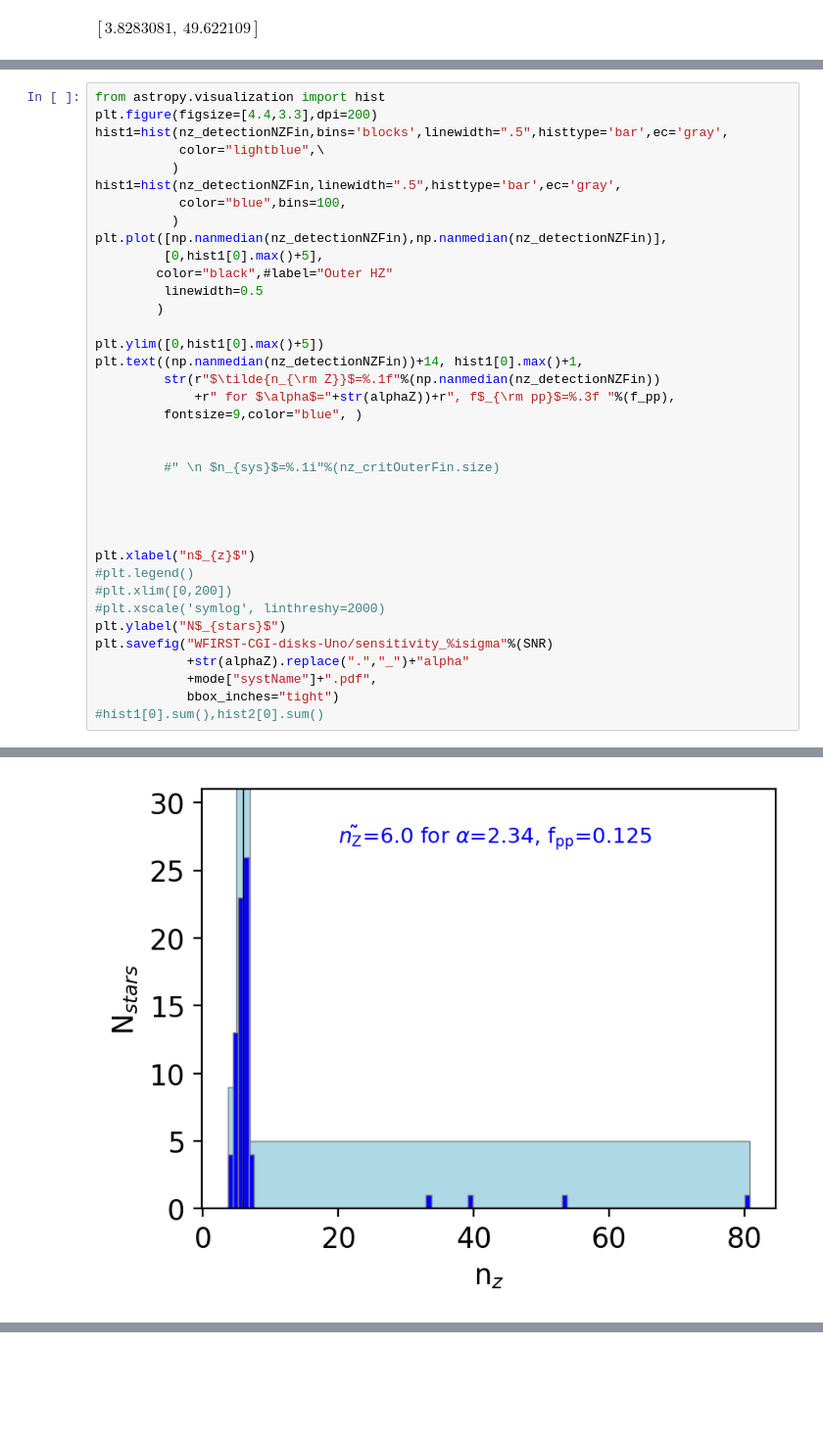
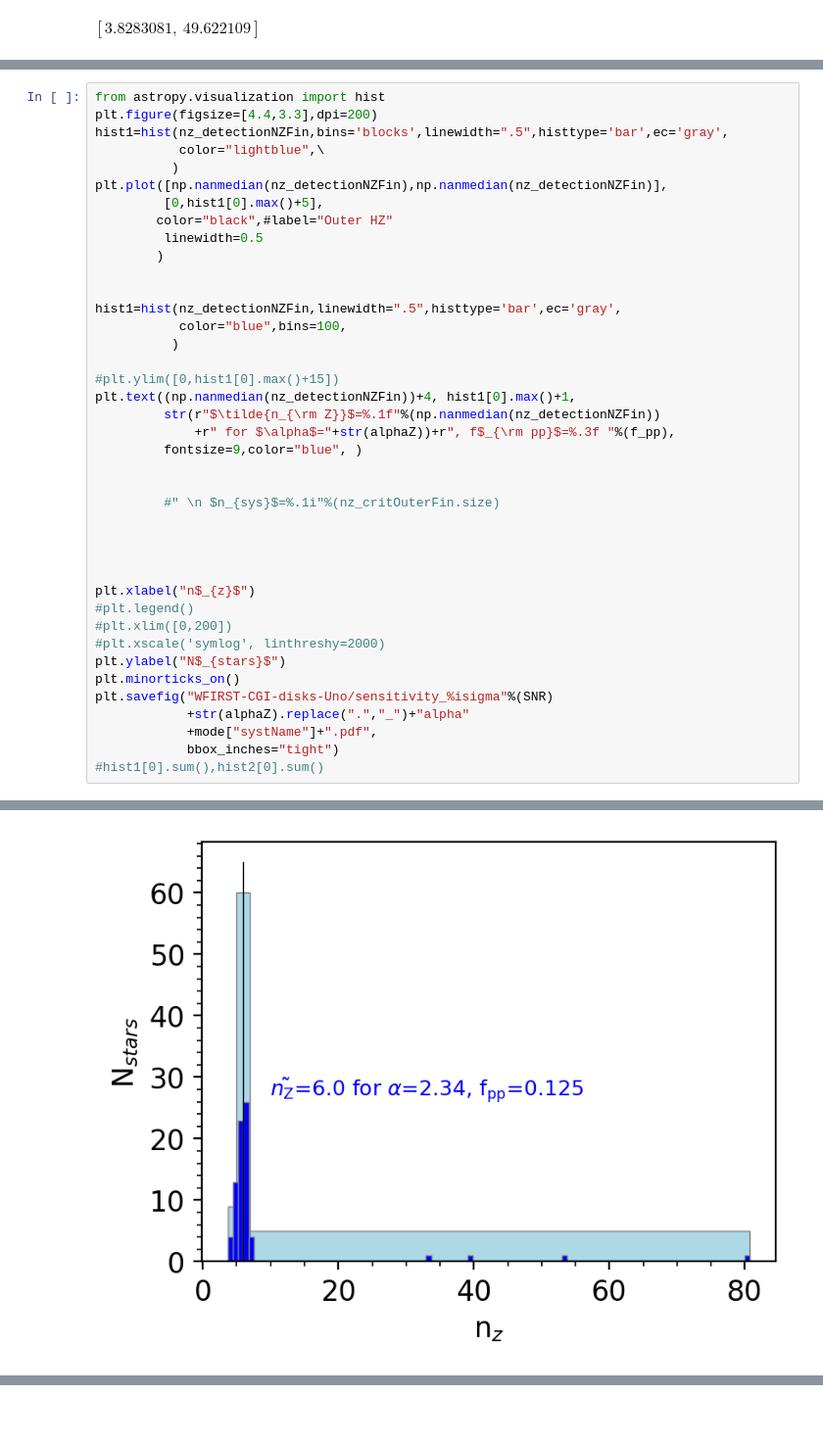
Before and after one commit to douglase/exozodi_exosims_sensitivity, a Jupyter notebook: ExozodiSensitivityEXOSIMS.ipynb, the cells around one changed output, grey strips where cells are left out. Shown at 98% size. Saved outputs shown, nothing was run; the diff lists cells and outputs as text; blank space fills up the shorter version.

```diff
--- a/ExozodiSensitivityEXOSIMS.ipynb
+++ b/ExozodiSensitivityEXOSIMS.ipynb
@@ -859,38 +794,41 @@ from astropy.visualization import hist
 plt.figure(figsize=[4.4,3.3],dpi=200)
 hist1=hist(nz_detectionNZFin,bins='blocks',linewidth=".5",histtype='bar',ec='gray',
            color="lightblue",\
-          )
-hist1=hist(nz_detectionNZFin,linewidth=".5",histtype='bar',ec='gray',
-           color="blue",bins=100,
           )
 plt.plot([np.nanmedian(nz_detectionNZFin),np.nanmedian(nz_detectionNZFin)],
          [0,hist1[0].max()+5],
         color="black",#label="Outer HZ"
          linewidth=0.5
         )
 
-plt.ylim([0,hist1[0].max()+5])
-plt.text((np.nanmedian(nz_detectionNZFin))+14, hist1[0].max()+1,
+
+hist1=hist(nz_detectionNZFin,linewidth=".5",histtype='bar',ec='gray',
+           color="blue",bins=100,
+          )
+
+#plt.ylim([0,hist1[0].max()+15])
+plt.text((np.nanmedian(nz_detectionNZFin))+4, hist1[0].max()+1,
          str(r"$\tilde{n_{\rm Z}}$=%.1f"%(np.nanmedian(nz_detectionNZFin))
              +r" for $\alpha$="+str(alphaZ))+r", f$_{\rm pp}$=%.3f "%(f_pp),
          fontsize=9,color="blue", )
 
 
          #" \n $n_{sys}$=%.1i"%(nz_critOuterFin.size)
 
 
 
 
 plt.xlabel("n$_{z}$")
 #plt.legend()
 #plt.xlim([0,200])
 #plt.xscale('symlog', linthreshy=2000)
 plt.ylabel("N$_{stars}$")
+plt.minorticks_on()
 plt.savefig("WFIRST-CGI-disks-Uno/sensitivity_%isigma"%(SNR)
             +str(alphaZ).replace(".","_")+"alpha"
             +mode["systName"]+".pdf",
             bbox_inches="tight")
 #hist1[0].sum(),hist2[0].sum()
 # %% [output]
 WARNING: p0 does not seem to accurately represent the false positive rate for event data. It is highly recommended that you run random trials on signal-free noise to calibrate ncp_prior to achieve a d ...
-[figure, old version]
+[figure, new version]
```
Also changed, not shown: parts of 22 cells of this notebook.
